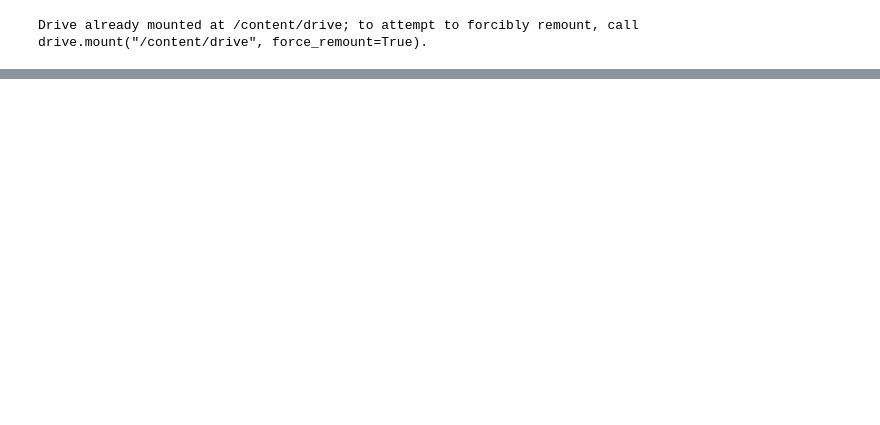
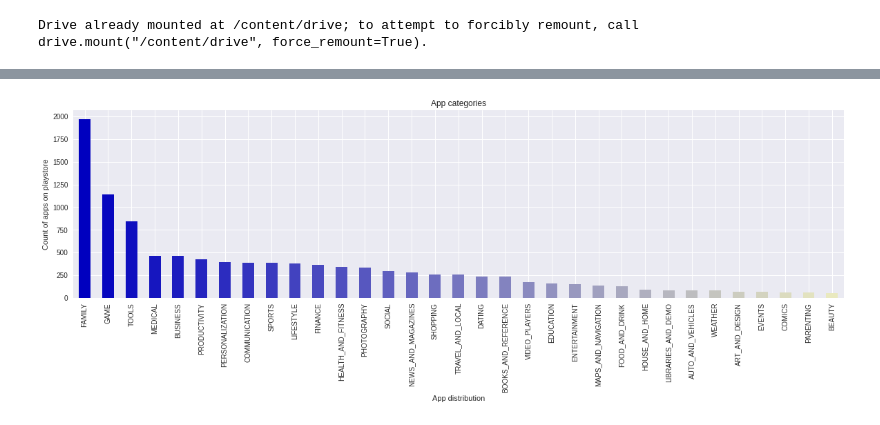
Before and after one commit to Selva-Subramanian/Playstore-Apps-Review-Analysis, a Jupyter notebook: Playstore_Apps_Review_Analysis.ipynb, the cells around one changed output, grey strips where cells are left out. Saved outputs shown, nothing was run; the diff lists cells and outputs as text; code cells hidden in the pictures; blank space fills up the shorter version.

```diff
--- a/Playstore_Apps_Review_Analysis.ipynb
+++ b/Playstore_Apps_Review_Analysis.ipynb
@@ -26,0 +206,3 @@ df_review = pd.read_csv(working_dir_path + 'Copy of User Reviews.csv')
+# %%
+# filter out the odd ones
+df_apps = df_apps.loc[df_apps["Category"] != '1.9']
@@ -26,0 +230,13 @@ df_review = pd.read_csv(working_dir_path + 'Copy of User Reviews.csv')
+# %%
+# visualize distribution of categories
+my_colors = ['g', 'b']*5
+my_colors = [(0.5,0.4,0.5), (0.75, 0.75, 0.25)]*5
+my_colors = [(x/35.0, x/35.0, 0.75) for x in range(35)]
+plt.rcParams['figure.figsize'] = (20,5)
+df_apps['Category'].value_counts().plot(kind='bar',color=my_colors)
+plt.title('App categories')
+plt.xlabel('App distribution')
+plt.ylabel('Count of apps on playstore')
+plt.show()
+# %% [output]
+[figure, added]
```
Also changed, not shown: parts of 154 cells of this notebook.
